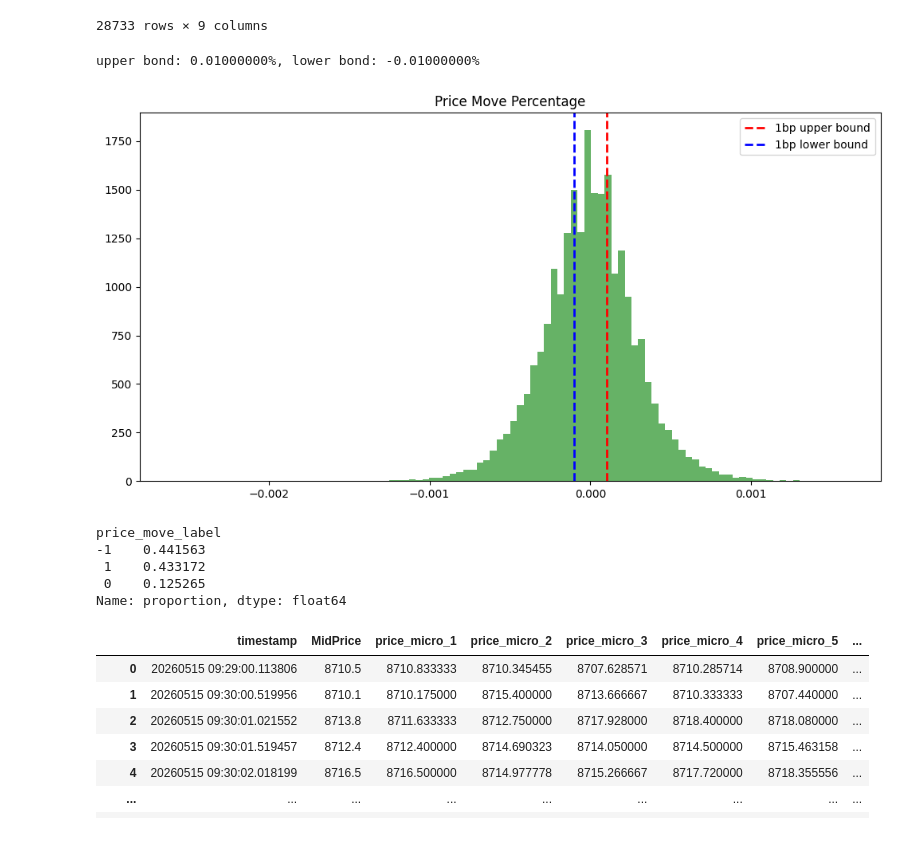
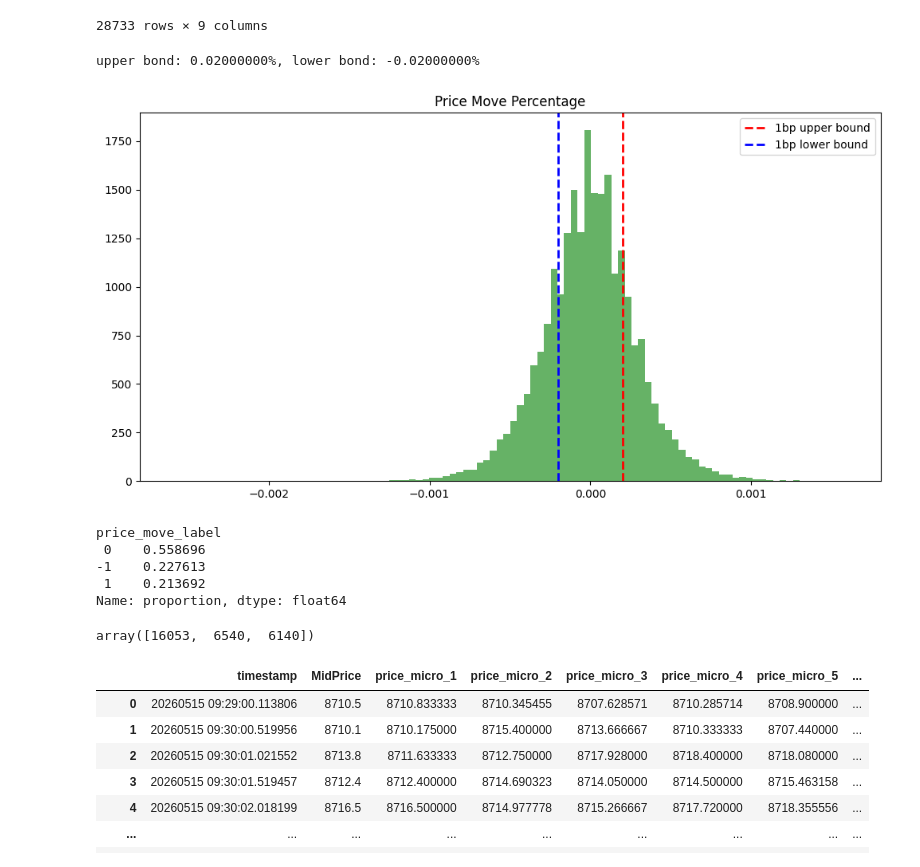
Before and after one commit to MatthewChang3721/DeepLOB, a Jupyter notebook: DeepLOB_demo.ipynb, the cells around one changed output. Saved outputs shown, nothing was run; the diff lists cells and outputs as text; code cells hidden in the pictures.

Commit message:
first-edition demo revise alpha to 2bp

```diff
--- a/DeepLOB_demo.ipynb
+++ b/DeepLOB_demo.ipynb
@@ -84,17 +84,17 @@ df_selected
 # %%
 # Calculate percentiles
 percentile_50 = np.nanpercentile(df_selected['price_move_pctg'], 50)
-p_upper = percentile_50 + 0.0001
-p_lower = percentile_50 - 0.0001
+p_upper = percentile_50 + 0.0002
+p_lower = percentile_50 - 0.0002
 print(f"upper bond: {p_upper*100:0.8f}%, lower bond: {p_lower*100:0.8f}%")
 plt.figure(figsize=(12, 6))
 plt.hist(df_selected['price_move_pctg'], bins=100, density=True, alpha=0.6, color='g')
 plt.axvline(x=p_upper, color='r', linestyle='--', linewidth=2, label=f'1bp upper bound')
 plt.axvline(x=p_lower, color='b', linestyle='--', linewidth=2, label=f'1bp lower bound')
 plt.title('Price Move Percentage')
 plt.legend()
 plt.show()
 # %% [output]
-upper bond: 0.01000000%, lower bond: -0.01000000%
+upper bond: 0.02000000%, lower bond: -0.02000000%
-[figure, old version]
+[figure, new version]
 # %%
@@ -106,15 +106,19 @@ def move_label(x, alpha = 0.0001):
     else:
         return 0
 # %%
-alpha = 0.000035
+alpha = 0.0002
 df_selected['price_move_label'] = df_selected['price_move_pctg'].apply(lambda x: move_label(x, alpha))
 df_selected['price_move_label'].value_counts(normalize=True)
 # %% [output]
 price_move_label
--1    0.441563
- 1    0.433172
- 0    0.125265
+ 0    0.558696
+-1    0.227613
+ 1    0.213692
 Name: proportion, dtype: float64
+# %%
+df_selected['price_move_label'].value_counts().values
+# %% [output]
+array([16053,  6540,  6140])
 # %%
 df_selected
 # %% [output]
```
Also changed, not shown: parts of 4 cells of this notebook, 1 other file.
